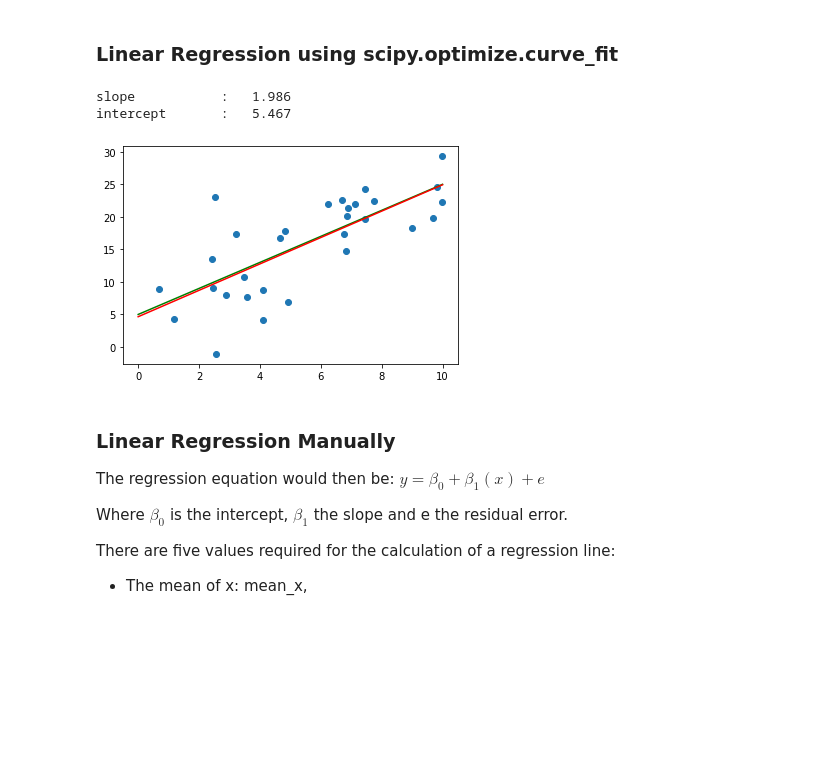
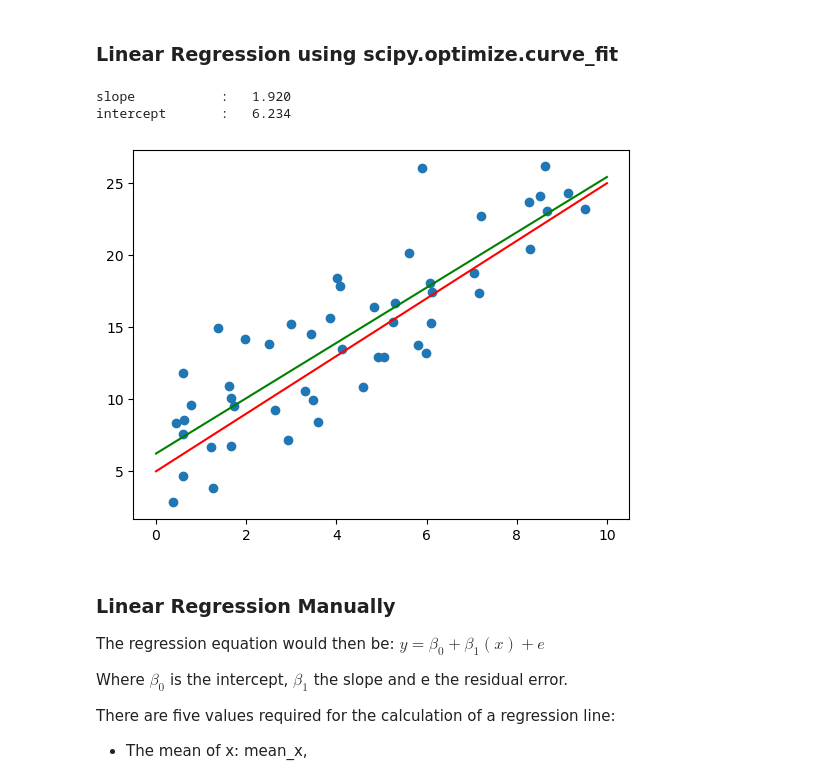
Before and after one commit to get-to-work-together/Python-Data-Analyse-Defensie, a Jupyter notebook: Opdrachten/uitwerkingen/Opdracht 2.3 - Lineaire regressie.ipynb, the cells around one changed output. Drawn from its saved outputs; the diff is of its cells as text; code cells hidden in the pictures; blank space fills up the shorter version.

```diff
--- a/Opdrachten/uitwerkingen/Opdracht 2.3 - Lineaire regressie.ipynb
+++ b/Opdrachten/uitwerkingen/Opdracht 2.3 - Lineaire regressie.ipynb
@@ -21,11 +26,11 @@ c = 0
 
 model = lambda x: a*x**2 + b*x + c
 # %%
-x_min = -10
+x_min = 0.001
 x_max = 10
-n = 30
+n = 50
 
-spread = 2
+spread = 3
 
 x_model = np.linspace(x_min, x_max, n)
 y_model = model(x_model)
@@ -33,7 +38,7 @@ y_model = model(x_model)
 x_data = np.random.uniform(x_min, x_max, n)
 y_data = model(x_data) + np.random.randn(n) * spread
 
-# plt.plot(x_model, y_model, color='red', linewidth=1)
+plt.plot(x_model, y_model, color='red', linewidth=1)
 plt.scatter(x_data, y_data)
 
 plt.show()
@@ -108,24 +113,24 @@ plt.show()
 # %%
 model_to_optimize = lambda x, a, b: a * x + b
 
-parameters, *_ = optimize.curve_fit(model_to_optimize, x_data, y_data)
+parameters, *_ = scipy.optimize.curve_fit(model_to_optimize, x_data, y_data)
 slope, intercept = parameters
 
 print('%-15s : %7.3f' % ('slope', slope))
 print('%-15s : %7.3f' % ('intercept', intercept))
 # %% [output]
-slope           :   1.986
-intercept       :   5.467
+slope           :   1.920
+intercept       :   6.234
 # %%
 regression = lambda x: x * slope + intercept
 
-plt.plot(x_model, y_model, 'g')
+plt.plot(x_model, y_model, 'r')
 plt.scatter(x_data, y_data)
-plt.plot(x_model, regression(x_model), 'r')
+plt.plot(x_model, regression(x_model), 'g')
 
 plt.show()
 # %% [output]
-[figure, old version]
+[figure, new version]
 # %% [markdown]
 ### Linear Regression Manually
 
```
Also changed, not shown: parts of 16 cells of this notebook, 19 other files.
